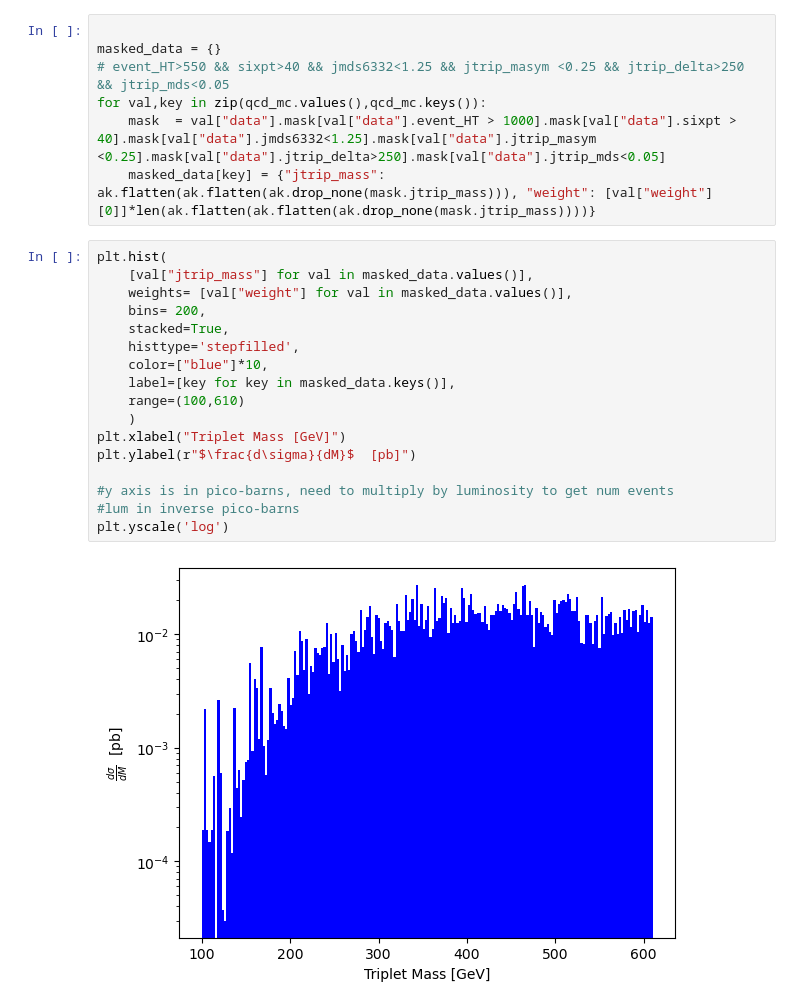
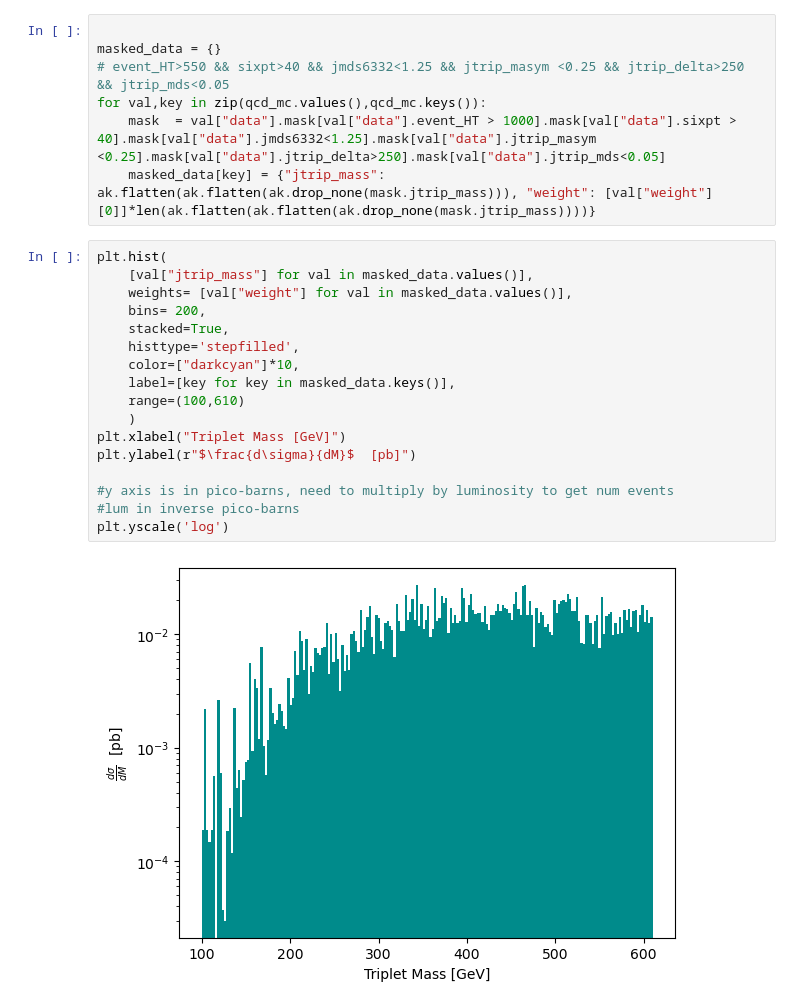
Before and after one commit to akanugan/MultiJets, a Jupyter notebook: run3_analyzer.ipynb, the cells around one changed output. Saved outputs shown, nothing was run; the diff lists cells and outputs as text.

```diff
--- a/run3_analyzer.ipynb
+++ b/run3_analyzer.ipynb
@@ -118,19 +118,19 @@ for val,key in zip(qcd_mc.values(),qcd_mc.keys()):
 # %%
 plt.hist(
     [val["jtrip_mass"] for val in masked_data.values()],
     weights= [val["weight"] for val in masked_data.values()],
     bins= 200,
     stacked=True,
     histtype='stepfilled',
-    color=["blue"]*10,
+    color=["darkcyan"]*10,
     label=[key for key in masked_data.keys()],
     range=(100,610)
     )
 plt.xlabel("Triplet Mass [GeV]")
 plt.ylabel(r"$\frac{d\sigma}{dM}$  [pb]")
 
 #y axis is in pico-barns, need to multiply by luminosity to get num events
 #lum in inverse pico-barns
 plt.yscale('log')
 # %% [output]
-[figure, old version]
+[figure, new version]
```
